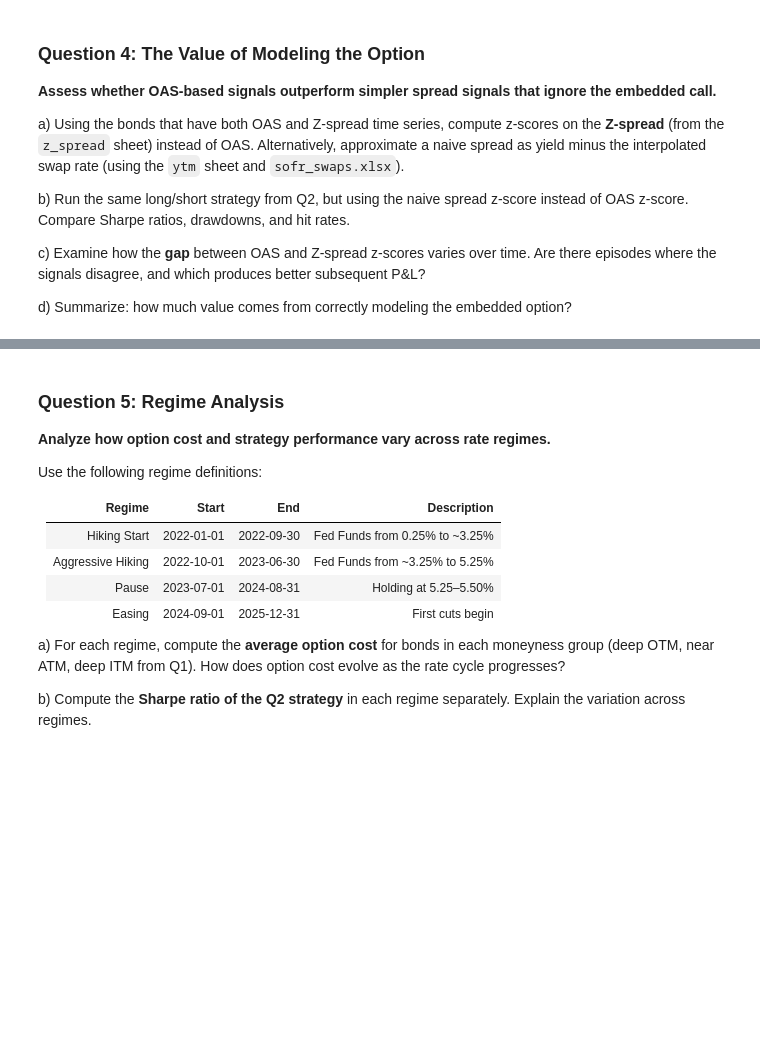
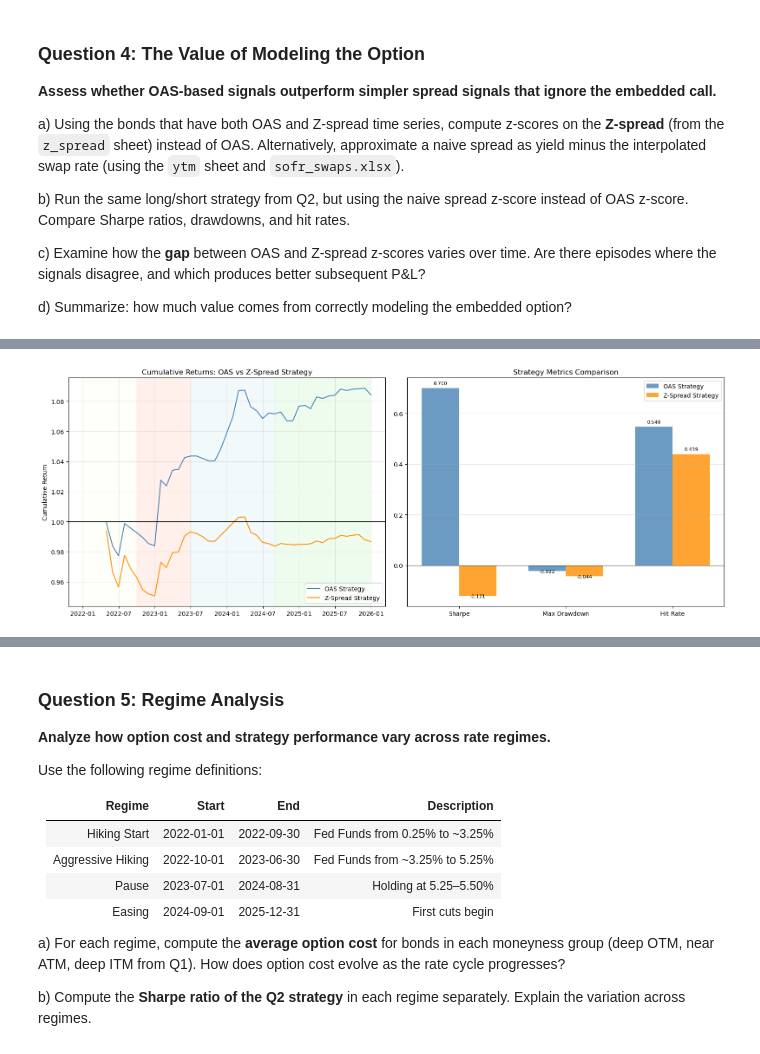
Before and after one commit to luciemartin8/FI_Deriv_FinalProject_B8, a Jupyter notebook: LucieWork/P.6.CallableAgencyBondOASStrategy.ipynb, the cells around one changed output, grey strips where cells are left out. Saved outputs shown, nothing was run; the diff lists cells and outputs as text; code cells hidden in the pictures; blank space fills up the shorter version.

```diff
--- a/LucieWork/P.6.CallableAgencyBondOASStrategy.ipynb
+++ b/LucieWork/P.6.CallableAgencyBondOASStrategy.ipynb
@@ -1225,0 +1597,55 @@ d) Summarize: how much value comes from correctly modeling the embedded option?
+# %%
+fig, axes = plt.subplots(1, 2, figsize=(16, 6))
+
+# Cumulative returns
+oas_active_q4 = oas_ret_q4[oas_ret_q4 != 0].dropna()
+zsprd_active_q4 = zsprd_ret_q4[zsprd_ret_q4 != 0].dropna()
+
+oas_cum_q4 = (1 + oas_active_q4).cumprod()
+zsprd_cum_q4 = (1 + zsprd_active_q4).cumprod()
+
+axes[0].plot(oas_cum_q4, color='steelblue', linewidth=1.5, label='OAS Strategy')
+axes[0].plot(zsprd_cum_q4, color='darkorange', linewidth=1.5, label='Z-Spread Strategy')
+axes[0].axhline(1, color='black', linewidth=0.8)
+axes[0].set_title('Cumulative Returns: OAS vs Z-Spread Strategy')
+axes[0].set_ylabel('Cumulative Return')
+axes[0].legend()
+axes[0].grid(True, alpha=0.3)
+for start, end, label, color in regimes:
+    axes[0].axvspan(pd.Timestamp(start), pd.Timestamp(end),
+                    alpha=0.15, color=color)
+
+# Bar chart comparison
+metrics_to_plot = ['Sharpe', 'Max Drawdown', 'Hit Rate']
+x = np.arange(len(metrics_to_plot))
+width = 0.35
+
+oas_vals = [oas_metrics[m] for m in metrics_to_plot]
+zsprd_vals = [zsprd_metrics[m] for m in metrics_to_plot]
+
+bars1 = axes[1].bar(x - width/2, oas_vals, width,
+                     label='OAS Strategy', color='steelblue', alpha=0.8)
+bars2 = axes[1].bar(x + width/2, zsprd_vals, width,
+                     label='Z-Spread Strategy', color='darkorange', alpha=0.8)
+
+axes[1].set_xticks(x)
+axes[1].set_xticklabels(metrics_to_plot)
+axes[1].axhline(0, color='black', linewidth=0.8)
+axes[1].set_title('Strategy Metrics Comparison')
+axes[1].legend()
+axes[1].grid(True, alpha=0.3, axis='y')
+
+# Add value labels
+for bar in bars1:
+    axes[1].text(bar.get_x() + bar.get_width()/2,
+                 bar.get_height() + 0.01 * np.sign(bar.get_height()),
+                 f'{bar.get_height():.3f}', ha='center', va='bottom', fontsize=8)
+for bar in bars2:
+    axes[1].text(bar.get_x() + bar.get_width()/2,
+                 bar.get_height() + 0.01 * np.sign(bar.get_height()),
+                 f'{bar.get_height():.3f}', ha='center', va='bottom', fontsize=8)
+
+plt.tight_layout()
+plt.show()
+# %% [output]
+[figure, added]
```
Also changed, not shown: parts of 59 cells of this notebook.
